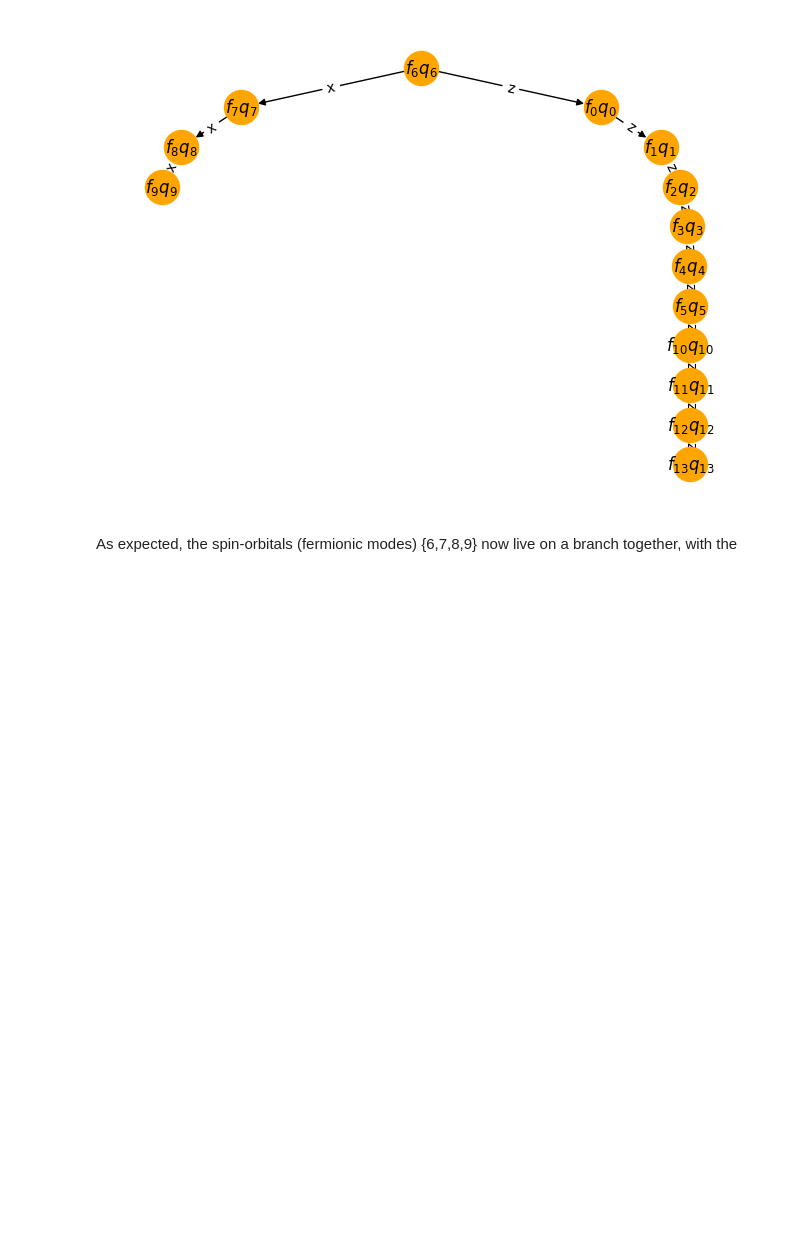
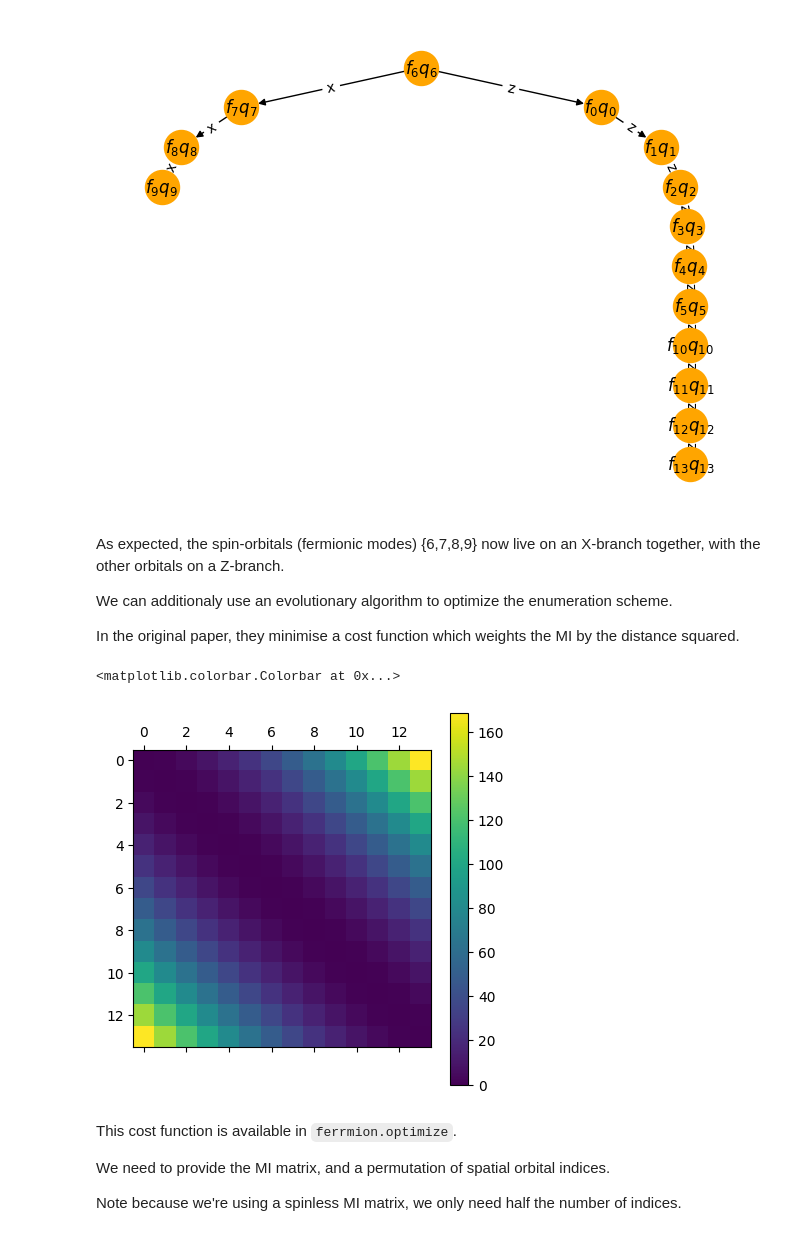
Before and after one commit to UCL-CCS/ferrmion, a Jupyter notebook: docs/jupyter_execute/notebooks/rett.ipynb, the cells around one changed output. Cells and saved outputs as stored; diff of their text form; code cells hidden in the pictures; blank space fills up the shorter version.

Commit message:
show cost function as matshow in rett notebook

```diff
--- a/docs/jupyter_execute/notebooks/rett.ipynb
+++ b/docs/jupyter_execute/notebooks/rett.ipynb
@@ -79,4 +77,26 @@ draw_tt(rett, enumeration_scheme=rett.enumeration_scheme)
 # %% [output]
 [figure]
 # %% [markdown]
-As expected, the spin-orbitals (fermionic modes) {6,7,8,9} now live on a branch together, with the
+As expected, the spin-orbitals (fermionic modes) {6,7,8,9} now live on an X-branch together, with the other orbitals on a Z-branch.
+
+We can additionaly use an evolutionary algorithm to optimize the enumeration scheme.
+
+In the original paper, they minimise a cost function which weights the MI by the distance squared.
+# %%
+n_mode = rett.n_modes
+
+distance_matrix = np.array(
+        [[np.abs(i - j) ** 2 for j in range(n_mode)] for i in range(n_mode)]
+    )
+
+plt.matshow(distance_matrix)
+plt.colorbar()
+# %% [output]
+<matplotlib.colorbar.Colorbar at 0x...>
+[figure, added]
+# %% [markdown]
+This cost function is available in `ferrmion.optimize`.
+
+We need to provide the MI matrix, and a permutation of spatial orbital indices.
+
+Note because we're using a spinless MI matrix, we only need half the number of indices.
```
Also changed, not shown: parts of 10 cells of this notebook, 6 other files.
